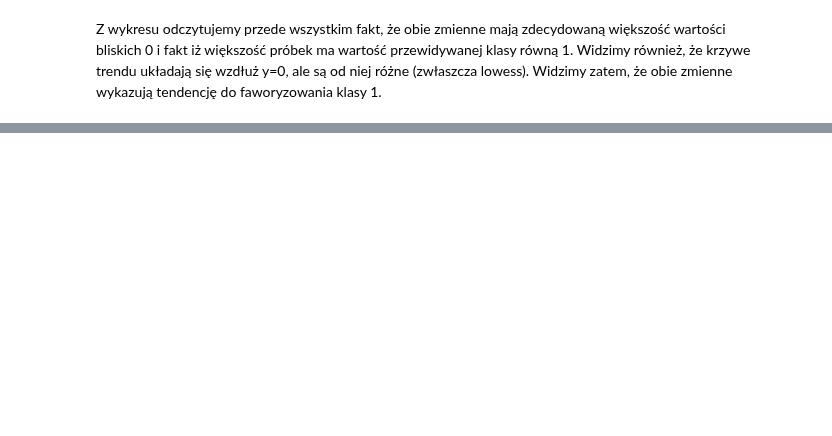
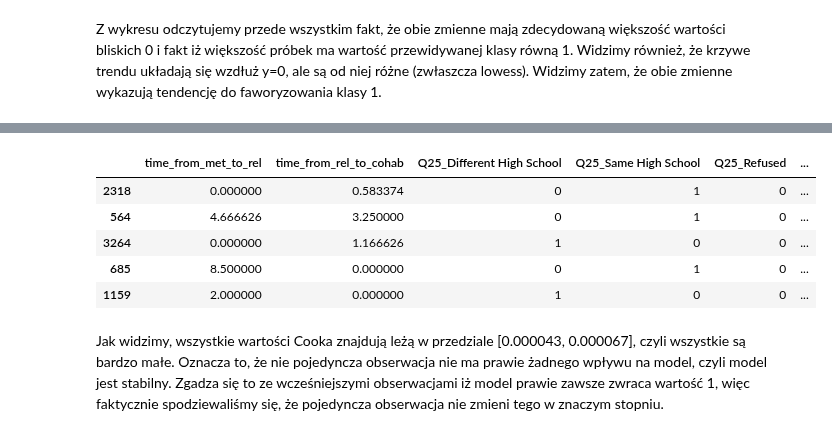
Before and after one commit to pbiecek/InterpretableMachineLearning2018S, a Jupyter notebook: PraceDomowe/PD6/jakub_sieron_pd6.ipynb, the cells around one changed output, grey strips where cells are left out. Cells and saved outputs as stored; diff of their text form; code cells hidden in the pictures; blank space fills up the shorter version.

```diff
--- a/PraceDomowe/PD6/jakub_sieron_pd6.ipynb
+++ b/PraceDomowe/PD6/jakub_sieron_pd6.ipynb
@@ -185,0 +201,11 @@ Jak widzimy na wykresie wartości Cooka znajdują się w pasie między 0.28 a 0.
+# %%
+X_forest.sort_values(by=['Cooks_distance'], ascending=False).head()
+# %% [output]
+|  | time_from_met_to_rel | time_from_rel_to_cohab | Q25_Different High School | Q25_Same High School | Q25_Refused | ... |
+| 2318 | 0.000000 | 0.583374 | 0 | 1 | 0 | ... |
+| 564 | 4.666626 | 3.250000 | 0 | 1 | 0 | ... |
+| 3264 | 0.000000 | 1.166626 | 1 | 0 | 0 | ... |
+| 685 | 8.500000 | 0.000000 | 0 | 1 | 0 | ... |
+| 1159 | 2.000000 | 0.000000 | 1 | 0 | 0 | ... |
+# %% [markdown]
+Jak widzimy, wszystkie wartości Cooka znajdują leżą w przedziale [0.000043, 0.000067], czyli wszystkie są bardzo małe. Oznacza to, że nie pojedyncza obserwacja nie ma prawie żadnego wpływu na model, czyli model jest stabilny. Zgadza się to ze wcześniejszymi obserwacjami iż model prawie zawsze zwraca wartość 1, więc faktycznie spodziewaliśmy się, że pojedyncza obserwacja nie zmieni tego w znaczym stopniu.
```
Also changed, not shown: parts of 7 cells of this notebook.
